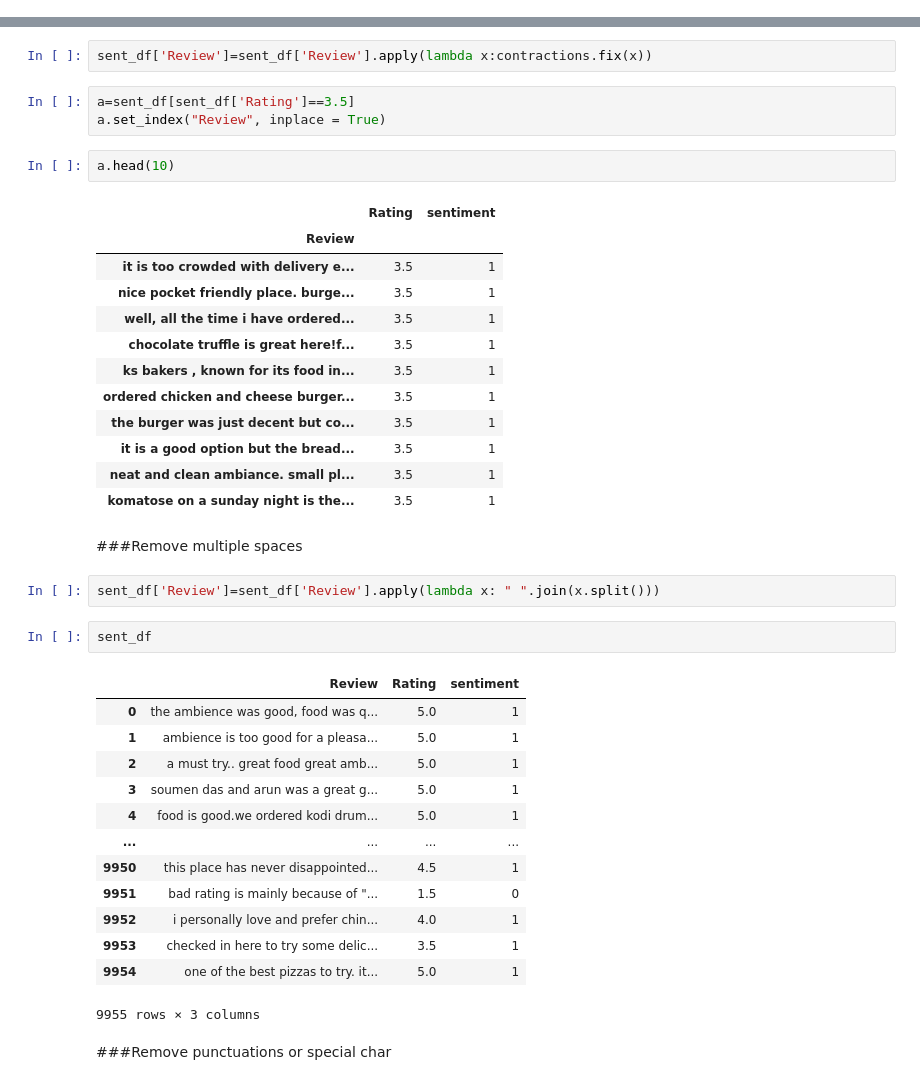
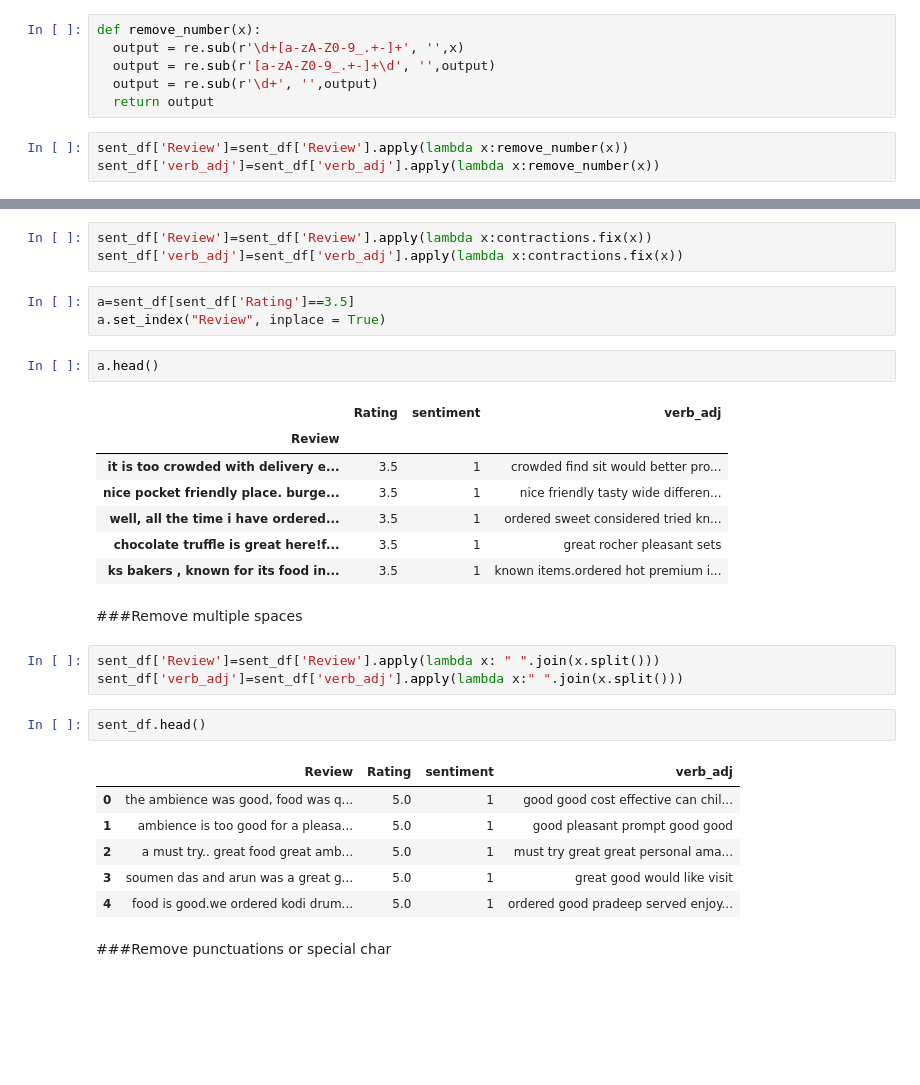
Before and after one commit to Amit-Padye/ZOMATO-RESTAURANT-CLUSTERING-AND-SENTIMENT-ANALYSIS, a Jupyter notebook: Amit_Padye_ZOMATO_RESTAURANT_CLUSTERING_AND_SENTIMENT_ANALYSIS.ipynb, the cells around one changed output, grey strips where cells are left out. Saved outputs shown, nothing was run; the diff lists cells and outputs as text; blank space fills up the shorter version.

```diff
--- a/Amit_Padye_ZOMATO_RESTAURANT_CLUSTERING_AND_SENTIMENT_ANALYSIS.ipynb
+++ b/Amit_Padye_ZOMATO_RESTAURANT_CLUSTERING_AND_SENTIMENT_ANALYSIS.ipynb
@@ -567,3 +555,12 @@ sent_df.head()
+# %%
+def remove_number(x):
+  output = re.sub(r'\d+[a-zA-Z0-9_.+-]+', '',x)
+  output = re.sub(r'[a-zA-Z0-9_.+-]+\d', '',output)
+  output = re.sub(r'\d+', '',output)
+  return output
+# %%
+sent_df['Review']=sent_df['Review'].apply(lambda x:remove_number(x))
+sent_df['verb_adj']=sent_df['verb_adj'].apply(lambda x:remove_number(x))
 # %% [markdown]
 ###convert short form
 # %%
@@ -577,44 +585,34 @@ Requirement already satisfied: pyahocorasick in /usr/local/lib/python3.7/dist-pa
 import contractions
 # %%
 sent_df['Review']=sent_df['Review'].apply(lambda x:contractions.fix(x))
+sent_df['verb_adj']=sent_df['verb_adj'].apply(lambda x:contractions.fix(x))
 # %%
 a=sent_df[sent_df['Rating']==3.5]
 a.set_index("Review", inplace = True)
 # %%
-a.head(10)
+a.head()
 # %% [output]
-|  | Rating | sentiment |
-| Review |  |  |
-| it is too crowded with delivery e... | 3.5 | 1 |
-| nice pocket friendly place. burge... | 3.5 | 1 |
-| well, all the time i have ordered... | 3.5 | 1 |
-| chocolate truffle is great here!f... | 3.5 | 1 |
-| ks bakers , known for its food in... | 3.5 | 1 |
-| ordered chicken and cheese burger... | 3.5 | 1 |
-| the burger was just decent but co... | 3.5 | 1 |
-| it is a good option but the bread... | 3.5 | 1 |
-| neat and clean ambiance. small pl... | 3.5 | 1 |
-| komatose on a sunday night is the... | 3.5 | 1 |
+|  | Rating | sentiment | verb_adj |
+| Review |  |  |  |
+| it is too crowded with delivery e... | 3.5 | 1 | crowded find sit would better pro... |
+| nice pocket friendly place. burge... | 3.5 | 1 | nice friendly tasty wide differen... |
+| well, all the time i have ordered... | 3.5 | 1 | ordered sweet considered tried kn... |
+| chocolate truffle is great here!f... | 3.5 | 1 | great rocher pleasant sets |
+| ks bakers , known for its food in... | 3.5 | 1 | known items.ordered hot premium i... |
 # %% [markdown]
 ###Remove multiple spaces
 # %%
 sent_df['Review']=sent_df['Review'].apply(lambda x: " ".join(x.split()))
+sent_df['verb_adj']=sent_df['verb_adj'].apply(lambda x:" ".join(x.split()))
 # %%
-sent_df
+sent_df.head()
 # %% [output]
-|  | Review | Rating | sentiment |
-| 0 | the ambience was good, food was q... | 5.0 | 1 |
-| 1 | ambience is too good for a pleasa... | 5.0 | 1 |
-| 2 | a must try.. great food great amb... | 5.0 | 1 |
-| 3 | soumen das and arun was a great g... | 5.0 | 1 |
-| 4 | food is good.we ordered kodi drum... | 5.0 | 1 |
-| ... | ... | ... | ... |
-| 9950 | this place has never disappointed... | 4.5 | 1 |
-| 9951 | bad rating is mainly because of "... | 1.5 | 0 |
-| 9952 | i personally love and prefer chin... | 4.0 | 1 |
-| 9953 | checked in here to try some delic... | 3.5 | 1 |
-| 9954 | one of the best pizzas to try. it... | 5.0 | 1 |
+|  | Review | Rating | sentiment | verb_adj |
+| 0 | the ambience was good, food was q... | 5.0 | 1 | good good cost effective can chil... |
+| 1 | ambience is too good for a pleasa... | 5.0 | 1 | good pleasant prompt good good |
+| 2 | a must try.. great food great amb... | 5.0 | 1 | must try great great personal ama... |
+| 3 | soumen das and arun was a great g... | 5.0 | 1 | great good would like visit |
+| 4 | food is good.we ordered kodi drum... | 5.0 | 1 | ordered good pradeep served enjoy... |
-9955 rows × 3 columns
 # %% [markdown]
 ###Remove punctuations or special char
 # %%
```
Also changed, not shown: parts of 182 cells of this notebook.
